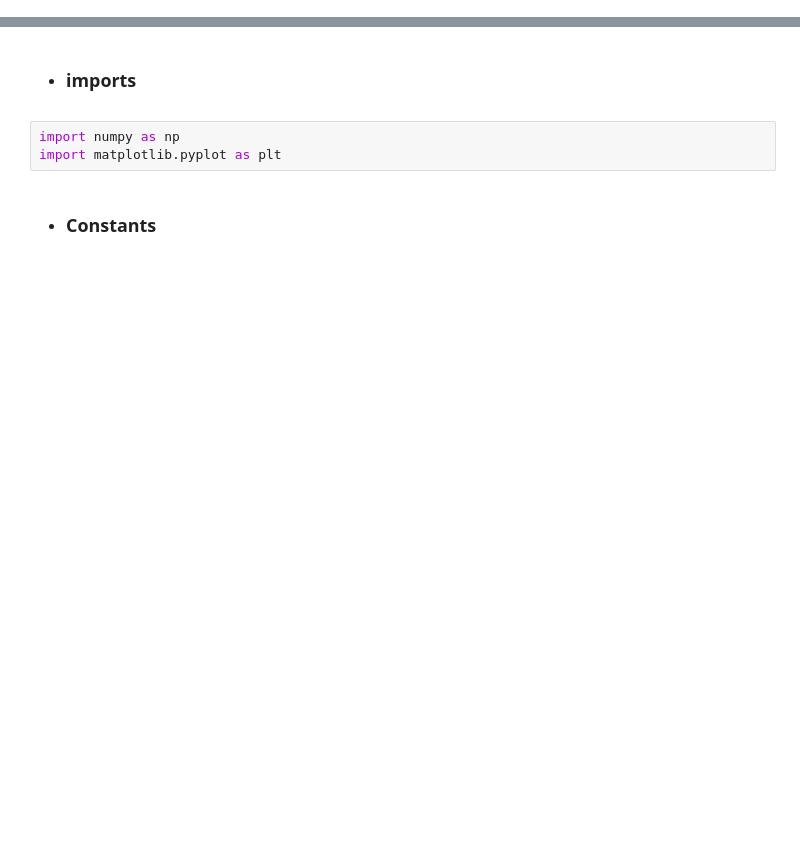
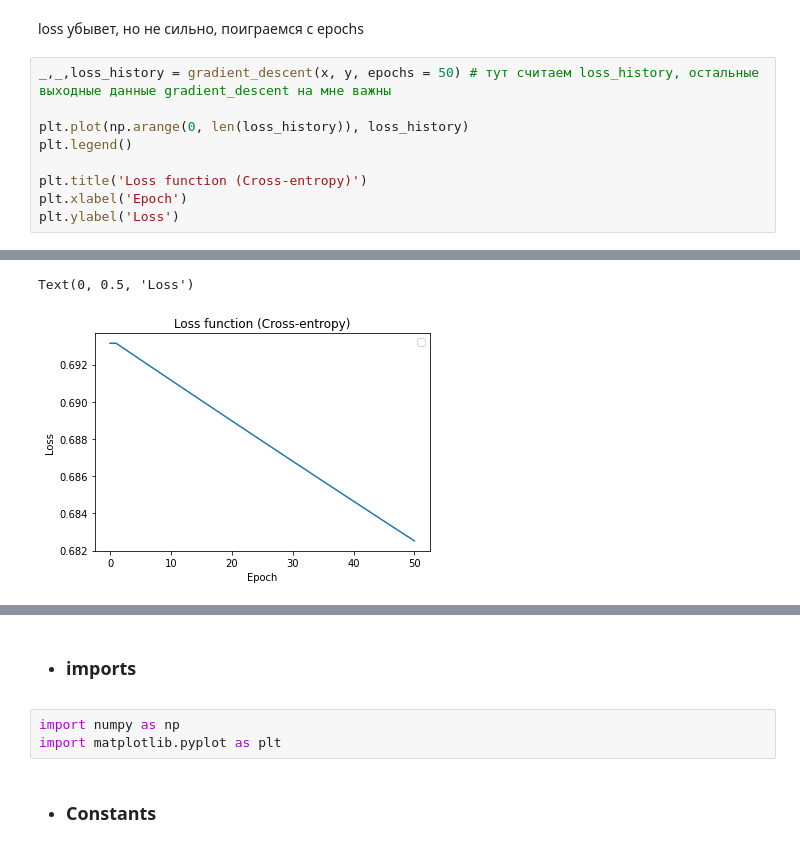
Before and after one commit to SedyaPrograms/Tutorial, a Jupyter notebook: AI and machine learning/5_Машинное_обучение_Логистическая_регрессия_Градиентный_спуск.ipynb, the cells around one changed output, grey strips where cells are left out. Saved outputs shown, nothing was run; the diff lists cells and outputs as text; blank space fills up the shorter version.

```diff
--- a/AI and machine learning/5_Машинное_обучение_Логистическая_регрессия_Градиентный_спуск.ipynb
+++ b/AI and machine learning/5_Машинное_обучение_Логистическая_регрессия_Градиентный_спуск.ipynb
@@ -2,0 +330,12 @@
+# %% [markdown]
+loss убывет, но не сильно, поиграемся с epochs
+# %%
+_,_,loss_history = gradient_descent(x, y, epochs = 50) # тут считаем loss_history, остальные выходные данные gradient_descent на мне важны
+
+plt.plot(np.arange(0, len(loss_history)), loss_history)
+plt.legend()
+
+plt.title('Loss function (Cross-entropy)')
+plt.xlabel('Epoch')
+plt.ylabel('Loss')
+# %% [output]
@@ -2,0 +343,2 @@
+Text(0, 0.5, 'Loss')
+[figure, added]
```
Also changed, not shown: parts of 130 cells of this notebook.
